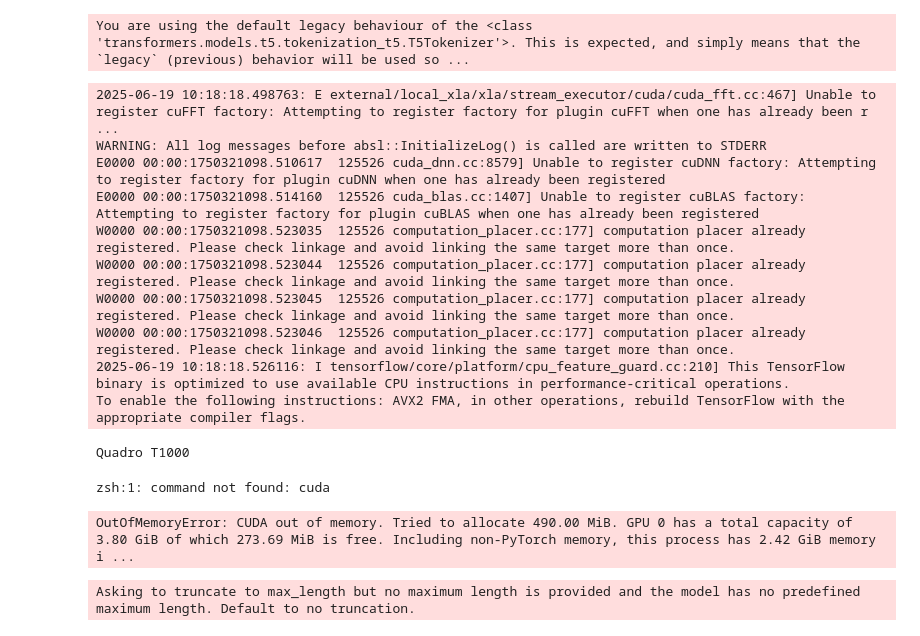
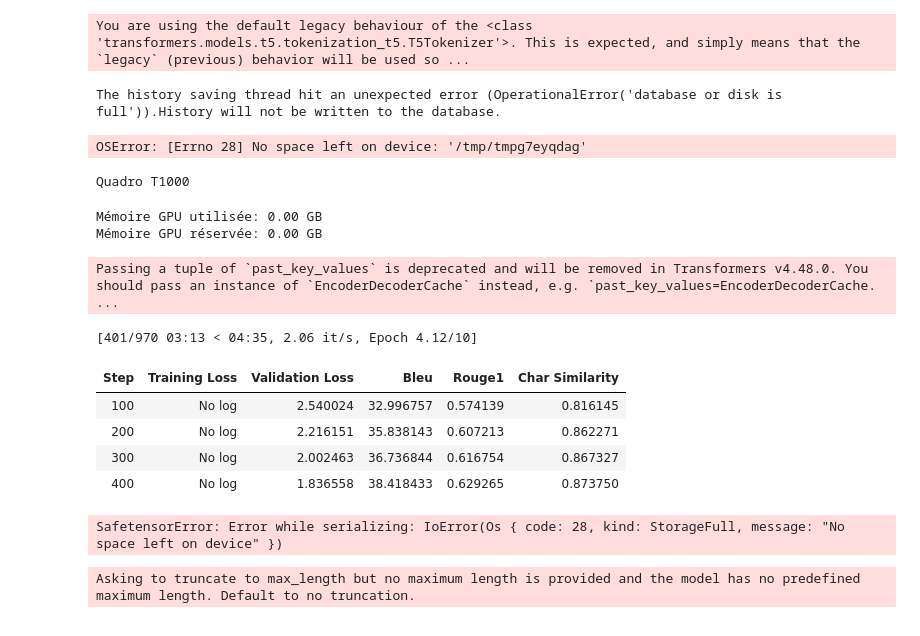
Before and after one commit to istaion/EULA-vaaag-, a Jupyter notebook: notebooks/Vic/first_model.ipynb, the cells around one changed output. Cells and saved outputs as stored; diff of their text form; code cells hidden in the pictures.

```diff
--- a/notebooks/Vic/first_model.ipynb
+++ b/notebooks/Vic/first_model.ipynb
@@ -4,15 +4,17 @@
 import pandas as pd
 
 # Charger le fichier CSV avec le bon séparateur
-df = pd.read_csv("../../data/dataset.csv", sep="\\|\\|\\|", engine="python")
+df = pd.read_csv("../../create_data/dataset.csv", sep="\\|\\|\\|", engine="python")
 
 # Ne conserver que les colonnes utiles
 df = df[['modern', 'old_french']].dropna()
 
 # Nettoyage basique (optionnel mais recommandé)
 df['modern'] = df['modern'].str.strip()
-df['old_french'] = df['old_french'].str.strip()
+df['modern'] = df['modern'].replace("traduction en ancien français :","")
+df['old_french'] = df['old_french'].str.strip().replace("traduction en ancien français :","")
 
+df.to_csv("cleaned_data.csv", sep="|", index=False)
 # Vérification
 print(df.sample(3))
 # %% [output]
@@ -30,7 +32,7 @@ print(df.sample(3))
 # %%
 from transformers import AutoTokenizer, AutoModelForSeq2SeqLM
 
-tokenizer = AutoTokenizer.from_pretrained("google/mt5-small", use_fast=False)
+tokenizer = AutoTokenizer.from_pretrained("t5-small", use_fast=False)
 # %% [output]
 You are using the default legacy behaviour of the <class 'transformers.models.t5.tokenization_t5.T5Tokenizer'>. This is expected, and simply means that the `legacy` (previous) behavior will be used so ...
 # %%
@@ -77,40 +79,36 @@ class TranslationDataset(Dataset):
         }
 
 # Modèle basé sur mT5 ou mBERT
-model = AutoModelForSeq2SeqLM.from_pretrained('google/mt5-small')
+model = AutoModelForSeq2SeqLM.from_pretrained('t5-small')
 # %% [output]
-2025-06-19 10:18:18.498763: E external/local_xla/xla/stream_executor/cuda/cuda_fft.cc:467] Unable to register cuFFT factory: Attempting to register factory for plugin cuFFT when one has already been r ...
-WARNING: All log messages before absl::InitializeLog() is called are written to STDERR
-E0000 00:00:1750321098.510617  125526 cuda_dnn.cc:8579] Unable to register cuDNN factory: Attempting to register factory for plugin cuDNN when one has already been registered
-E0000 00:00:1750321098.514160  125526 cuda_blas.cc:1407] Unable to register cuBLAS factory: Attempting to register factory for plugin cuBLAS when one has already been registered
-W0000 00:00:1750321098.523035  125526 computation_placer.cc:177] computation placer already registered. Please check linkage and avoid linking the same target more than once.
-W0000 00:00:1750321098.523044  125526 computation_placer.cc:177] computation placer already registered. Please check linkage and avoid linking the same target more than once.
-W0000 00:00:1750321098.523045  125526 computation_placer.cc:177] computation placer already registered. Please check linkage and avoid linking the same target more than once.
-W0000 00:00:1750321098.523046  125526 computation_placer.cc:177] computation placer already registered. Please check linkage and avoid linking the same target more than once.
-2025-06-19 10:18:18.526116: I tensorflow/core/platform/cpu_feature_guard.cc:210] This TensorFlow binary is optimized to use available CPU instructions in performance-critical operations.
-To enable the following instructions: AVX2 FMA, in other operations, rebuild TensorFlow with the appropriate compiler flags.
+The history saving thread hit an unexpected error (OperationalError('database or disk is full')).History will not be written to the database.
+OSError: [Errno 28] No space left on device: '/tmp/tmpg7eyqdag'
 # %%
 from sklearn.model_selection import train_test_split
 
 train_df, val_df = train_test_split(df, test_size=0.2, random_state=42)
 test_df, val_df = train_test_split(val_df, test_size=0.5, random_state=42)
 # %%
-from transformers import AutoModelForSeq2SeqLM, AutoTokenizer, Trainer, TrainingArguments
+from transformers import AutoModelForSeq2SeqLM, AutoTokenizer, Trainer, TrainingArguments, TrainerCallback
 
 training_args = TrainingArguments(
     output_dir='./results',
     num_train_epochs=10,
-    per_device_train_batch_size=2,
-    per_device_eval_batch_size=2,
+    per_device_train_batch_size=1,      # Encore plus petit
+    per_device_eval_batch_size=1,       # Encore plus petit
+    gradient_accumulation_steps=8,      # Simule batch_size=8
     learning_rate=5e-5,
     warmup_steps=500,
     weight_decay=0.01,
     logging_dir='./logs',
-    eval_strategy='epoch',
-    save_strategy='epoch',
+    eval_strategy='steps',              # Changé de 'epoch' à 'steps'
+    eval_steps=100,                     # Évalue moins souvent
+    save_strategy='steps',
+    save_steps=100,
     load_best_model_at_end=True,
     metric_for_best_model='eval_loss',
-    fp16=True,
+    dataloader_pin_memory=False,        # Économise la mémoire
+    remove_unused_columns=True,
 )
 # %%
 train_dataset = TranslationDataset(
@@ -165,6 +194,15 @@ print(torch.cuda.get_device_name(0))
 # %% [output]
 Quadro T1000
 # %%
-!cuda
+import gc
+
+# Nettoie la mémoire GPU
+torch.cuda.empty_cache()
+gc.collect()
+
+# Affiche l'utilisation mémoire
+print(f"Mémoire GPU utilisée: {torch.cuda.memory_allocated()/1024**3:.2f} GB")
+print(f"Mémoire GPU réservée: {torch.cuda.memory_reserved()/1024**3:.2f} GB")
 # %% [output]
-zsh:1: command not found: cuda
+Mémoire GPU utilisée: 0.00 GB
+Mémoire GPU réservée: 0.00 GB
@@ -171,18 +225,30 @@ zsh:1: command not found: cuda
 # %%
-model.gradient_checkpointing_enable()
+
+class MemoryCleanupCallback(TrainerCallback):
+    def on_epoch_end(self, args, state, control, **kwargs):
+        torch.cuda.empty_cache()
+        gc.collect()
+        print(f"Mémoire nettoyée - Époque {state.epoch}")
 
 trainer = Trainer(
     model=model,
     args=training_args,
     train_dataset=train_dataset,
     eval_dataset=val_dataset,
     tokenizer=tokenizer,
     compute_metrics=compute_metrics
 )
 
 trainer.train()
 # %% [output]
-OutOfMemoryError: CUDA out of memory. Tried to allocate 490.00 MiB. GPU 0 has a total capacity of 3.80 GiB of which 273.69 MiB is free. Including non-PyTorch memory, this process has 2.42 GiB memory i ...
+Passing a tuple of `past_key_values` is deprecated and will be removed in Transformers v4.48.0. You should pass an instance of `EncoderDecoderCache` instead, e.g. `past_key_values=EncoderDecoderCache. ...
+[401/970 03:13 < 04:35, 2.06 it/s, Epoch 4.12/10]
+| Step | Training Loss | Validation Loss | Bleu | Rouge1 | Char Similarity |
+| 100 | No log | 2.540024 | 32.996757 | 0.574139 | 0.816145 |
+| 200 | No log | 2.216151 | 35.838143 | 0.607213 | 0.862271 |
+| 300 | No log | 2.002463 | 36.736844 | 0.616754 | 0.867327 |
+| 400 | No log | 1.836558 | 38.418433 | 0.629265 | 0.873750 |
+SafetensorError: Error while serializing: IoError(Os { code: 28, kind: StorageFull, message: "No space left on device" })
 # %%
 # Exemple d'entrée
 modern_text = "Salut tout le monde ! Aujourd'hui on a fait un pique-nique dans le jardin. Après j'ai été malade, je me suis vidé par tous les trous..."
```
Also changed, not shown: parts of 3 cells of this notebook, 15 other files.
